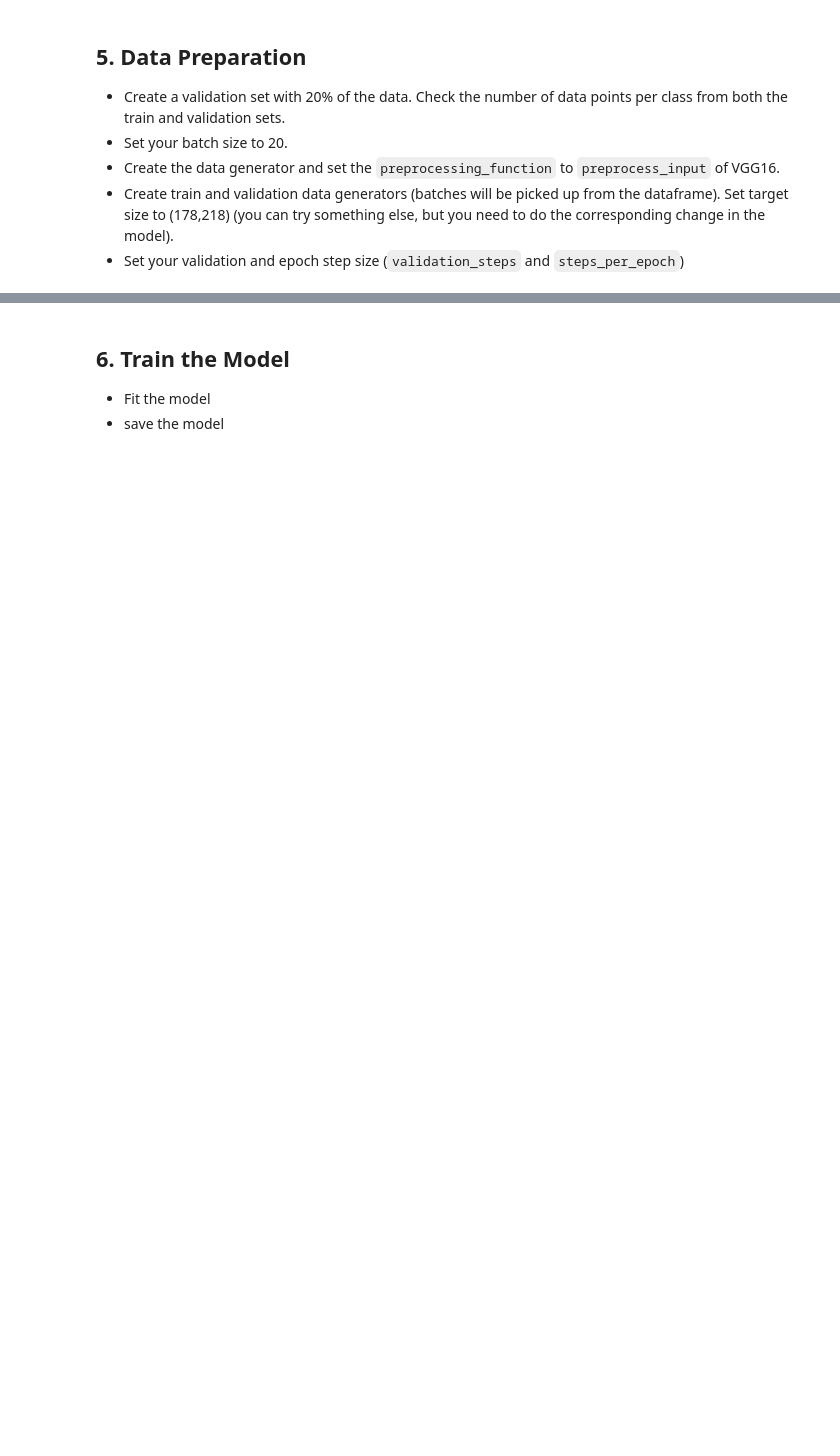
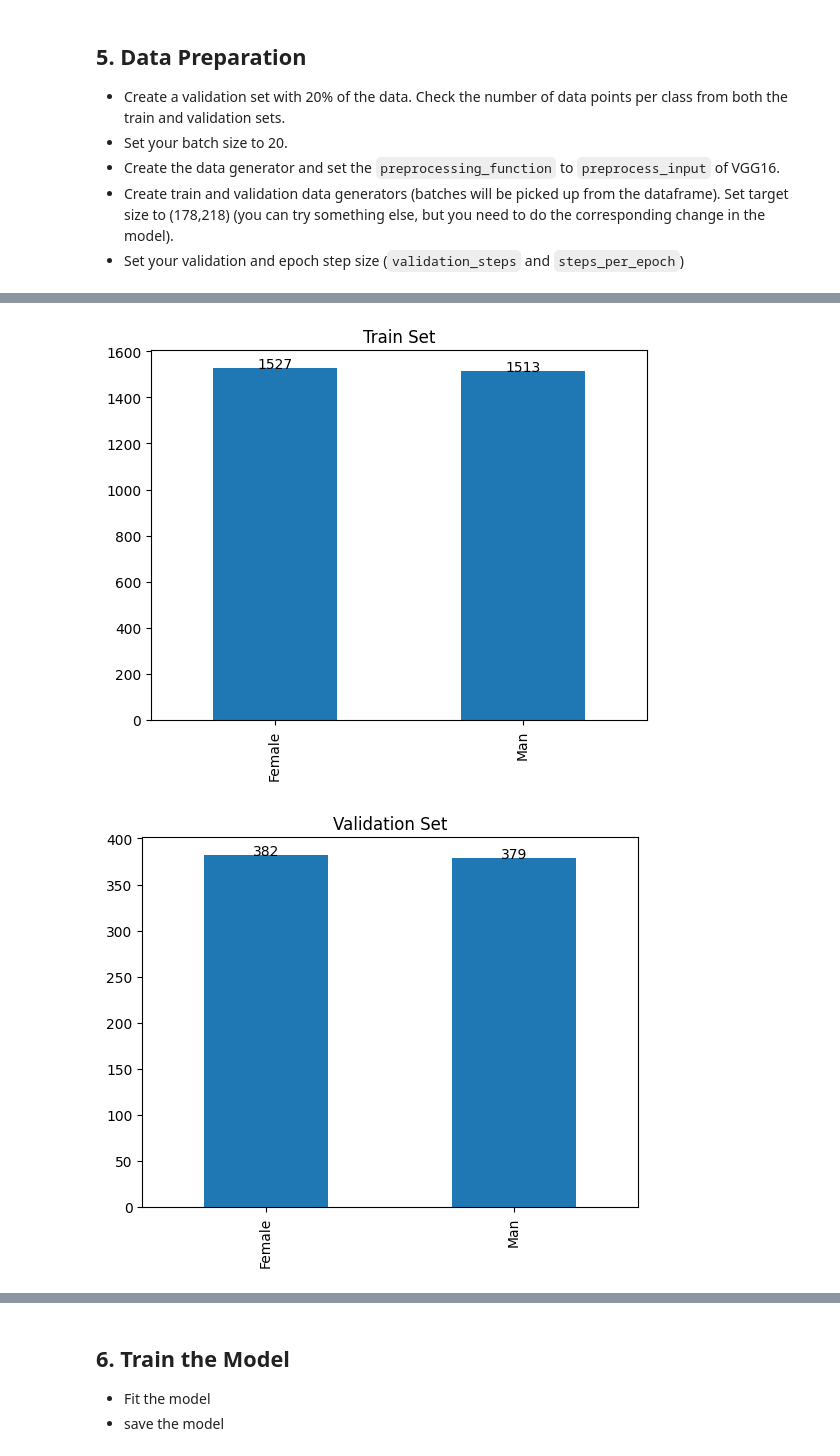
Before and after one commit to Folongton/Deep-Learning-Labs, a Jupyter notebook: 7-Gender-class/7-GenderIDTransfLearn.ipynb, the cells around one changed output, grey strips where cells are left out. Drawn from its saved outputs; the diff is of its cells as text; code cells hidden in the pictures; blank space fills up the shorter version.

```diff
--- a/7-Gender-class/7-GenderIDTransfLearn.ipynb
+++ b/7-Gender-class/7-GenderIDTransfLearn.ipynb
@@ -67,3 +155,19 @@ array(['image_id', '5_o_Clock_Shadow', 'Arched_Eyebrows', 'Attractive',
 - Create the data generator and set the `preprocessing_function` to `preprocess_input` of VGG16.
 - Create train and validation data generators (batches will be picked up from the dataframe). Set target size to (178,218) (you can try something else, but you need to do the corresponding change in the model).
 - Set your validation  and epoch step size (`validation_steps` and `steps_per_epoch`)
+# %%
+categories = []
+filenames = []
+
+for dirobject in os.scandir(DATADIR):
+    if dirobject.is_file():
+        filenames.append(dirobject.name)
+
+        category = dirobject.name.split('.')[0]
+        if category == 'female':
+            categories.append('Female')
+        else:
+            categories.append('Man')
+
+df = pd.DataFrame({ 'filename': filenames, 'category': categories})
+df
@@ -69,0 +195,25 @@ array(['image_id', '5_o_Clock_Shadow', 'Arched_Eyebrows', 'Attractive',
+# %%
+X = df['filename']
+y = df['category']
+
+X_train, X_test, y_train, y_test = train_test_split(X, y, test_size=0.2, random_state=SEED, stratify=y, shuffle=True)
+
+df_train = pd.DataFrame({ 'filename': X_train, 'category': y_train})
+df_test = pd.DataFrame({ 'filename': X_test, 'category': y_test})
+
+df_train.reset_index(drop=True, inplace=True)
+df_test.reset_index(drop=True, inplace=True)
+
+df_train.name = 'Train Set'
+df_test.name = 'Validation Set'
+
+
+for i in [df_train, df_test]:
+    i['category'].value_counts().plot(kind='bar', title=i.name)
+    for j in range(len(i['category'].value_counts())):
+        plt.text(j, i['category'].value_counts()[j], i['category'].value_counts()[j], ha='center')
+
+    plt.show()
+# %% [output]
+[figure, added]
+[figure, added]
```
Also changed, not shown: parts of 22 cells of this notebook.
